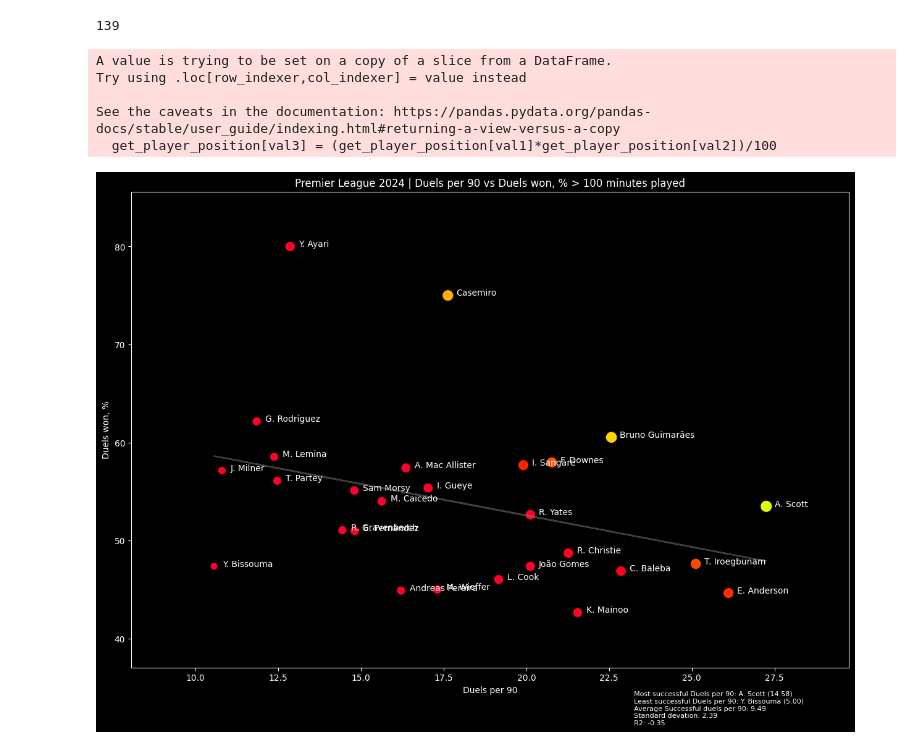
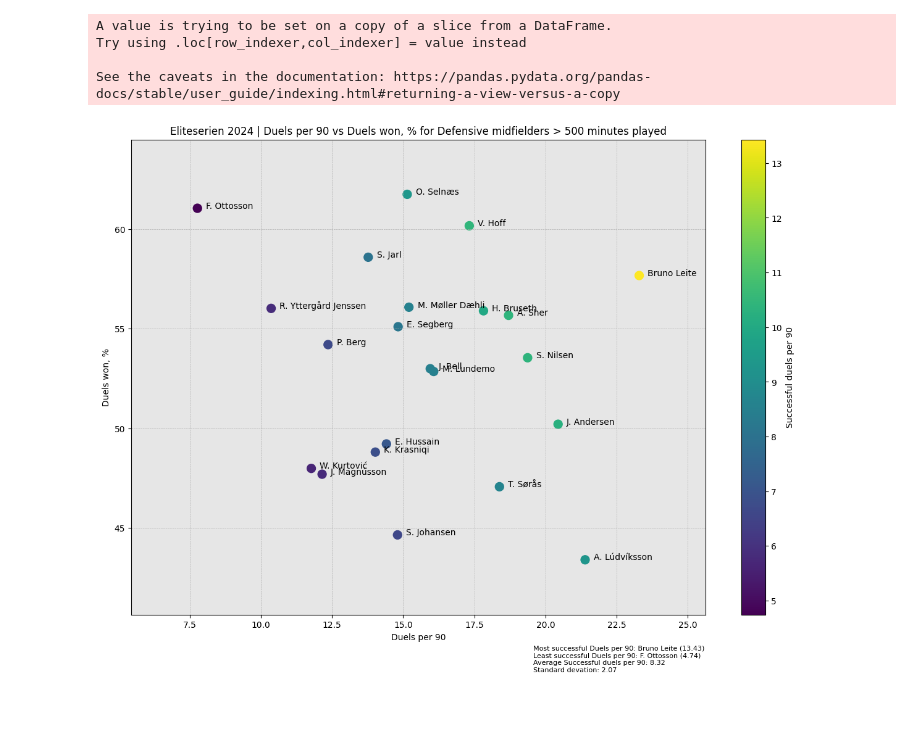
Before and after one commit to sanderstoy/Football-Analytics, a Jupyter notebook: WIP.ipynb, the cells around one changed output. Saved outputs shown, nothing was run; the diff lists cells and outputs as text; code cells hidden in the pictures; blank space fills up the shorter version.

```diff
--- a/WIP.ipynb
+++ b/WIP.ipynb
@@ -10,56 +10,74 @@ import seaborn as sns
 import json
 from collections import Counter
 from sklearn.linear_model import LinearRegression
+from sklearn.preprocessing import PolynomialFeatures
+from sklearn.metrics import r2_score
+import plotly.express as px
 
 
-df = pd.read_csv(r'C:\Users\Sander\Downloads\Wyscout_Prospect_Research-main\Wyscout_Prospect_Research-main\Main App\Premier League 24-25.csv')
+df = pd.read_csv(r'C:\Users\Sander\Downloads\Wyscout_Prospect_Research-main\Wyscout_Prospect_Research-main\Main App\Eliteserien 2024.csv')
 
 '''RETURNS A DATAFRAME OF PLAYERS WHO PLAY IN A CERTAIN POSITION WITH MORE THAN 1000 MINUTES PLAYED
    This line of code prints out all unique positions in the dataset: unique_position_names = print(df['Position'].unique())'''
 def player_data(position):
-    return df[(df['Position'].str.contains(position, case=False)) & (df['Primary position'].str.contains(position, case=False)) & (df['Minutes played'] > 100)]
+    return df[(df['Position'].str.contains(position, case=False)) & (df['Primary position'].str.contains(position, case=False)) & (df['Minutes played'] > 500)]
 
 '''Choose the position you want to analyze. Uncomment this code to get all the alternatives: #print(df['Position'].unique())'''
 get_player_position =  player_data('dmf')
 attackers = player_data('f')
 
-def plot(val1, val2, val3):
+
+def plot(val1, val2, val3, val4):
     '''Normalize the data to get a color gradient based on val1'''
     if get_player_position.empty:
         print("No data available for the specified position.")
         return
     get_player_position[val3] = (get_player_position[val1]*get_player_position[val2])/100
-    norm = plt.Normalize(get_player_position[val1].min(), get_player_position[val1].max())
-    colors = plt.cm.gist_rainbow(norm(get_player_position[val3]))
+    norm = plt.Normalize(get_player_position[val3].min(), get_player_position[val3].max())
+    colors = plt.cm.viridis(norm(get_player_position[val3]))
+    poly = PolynomialFeatures(degree=2)
+    x_poly = poly.fit_transform(get_player_position[val1].values.reshape(-1,1))
+    model = LinearRegression().fit(x_poly, get_player_position[val2])
     fig, ax = plt.subplots(figsize=(15,10))
-    plt.style.use('dark_background')
-    fig.patch.set_facecolor('black')
-    ax.set_facecolor('black')
-    ax.scatter(get_player_position[val1], get_player_position[val2], color=colors, s=get_player_position[val3]*10)
+    light_gray_with_transparency = (0.9, 0.9, 0.9, 1)
+    # fig.patch.set_facecolor(light_gray_with_transparency)
+    ax.set_facecolor(light_gray_with_transparency)
+    scatter=ax.scatter(get_player_position[val1], get_player_position[val2], color=colors, s = 100 )
+                    #    s=get_player_position[val3]*10)
     ax.set_xlabel(val1)
     ax.set_ylabel(val2)
-    ax.set_title(f'Premier League 2024 | {val1} vs {val2} > 100 minutes played')
+    ax.set_title(f'Eliteserien 2024 | {val1} vs {val2} for {val4} > 500 minutes played')
     ax.margins(0.15)
+    ax.grid(True, which='both', linestyle='--', linewidth=0.5)
     for i, txt in enumerate(get_player_position['Player']):
         ax.annotate(txt, (get_player_position[val1].iloc[i], get_player_position[val2].iloc[i]), xytext=(10,0), textcoords='offset points')
-    ax.text(0.7, -0.12, f'Most successful {val1}: {get_player_position.loc[get_player_position[val3].idxmax()]['Player']} ({get_player_position[val3].max():.2f})\nLeast successful {val1}: {get_player_position.loc[get_player_position[val3].idxmin()]['Player']} ({get_player_position[val3].min():.2f})\nAverage {val3}: {get_player_position[val3].mean():.2f}\nStandard devation: {get_player_position[val3].std():.2f}\nR2: {np.corrcoef(get_player_position[val1], get_player_position[val2])[0,1]:.2f}',
+    if r2_score(get_player_position[val1], model.predict(x_poly)) > 0.5:
+        ax.text(0.7, -0.12, f'Most successful {val1}: {get_player_position.loc[get_player_position[val3].idxmax()]['Player']} ({get_player_position[val3].max():.2f})\nLeast successful {val1}: {get_player_position.loc[get_player_position[val3].idxmin()]['Player']} ({get_player_position[val3].min():.2f})\nAverage {val3}: {get_player_position[val3].mean():.2f}\nStandard devation: {get_player_position[val3].std():.2f}\nR2 score: {r2_score(get_player_position[val1], model.predict(x_poly)):.2f}',
+            fontsize=8,
+            transform=ax.transAxes)
+        ax.plot(get_player_position[val1], model.predict(x_poly), color='grey', alpha = 0.5)
+    else:
+        ax.text(0.7, -0.12,
+                f'Most successful {val1}: {get_player_position.loc[get_player_position[val3].idxmax()]['Player']} ({get_player_position[val3].max():.2f})\nLeast successful {val1}: {get_player_position.loc[get_player_position[val3].idxmin()]['Player']} ({get_player_position[val3].min():.2f})\nAverage {val3}: {get_player_position[val3].mean():.2f}\nStandard devation: {get_player_position[val3].std():.2f}',
             fontsize=8,
             transform=ax.transAxes)
     # ax.text(0.005, -0.1, '@Fotbadlstat on X', bbox=dict(facecolor='pink', alpha=0.5, edgecolor='black'), fontsize=8, transform=ax.transAxes)
-    slope, intercept = np.polyfit(get_player_position[val1], get_player_position[val2], 1)
-    y = slope * get_player_position[val1] + intercept
-    ax.plot(get_player_position[val1], y, color='grey', alpha = 0.5)
+    sm = plt.cm.ScalarMappable(cmap='viridis', norm=norm)
+    sm.set_array([])
+    cbar = plt.colorbar(sm, ax=ax)
+    cbar.set_label(f'{val3}')
+    # fig = px.scatter(get_player_position, x=val1, y=val2, color=val3, size=val3, text='Player')
+    # fig.update_traces(textposition='top center')
+    # fig.update_layout(title=f'Premier League 2024 | {val1} vs {val2} for {val4} > 150 minutes played')
+    # fig.show()
 
 
-plot('Duels per 90', 'Duels won, %', 'Successful duels per 90')
+plot('Duels per 90', 'Duels won, %', 'Successful duels per 90', 'Defensive midfielders')
 # print(df['Position'].unique())
-
-print(len(df['Position'].unique()))
+# print(len(df['Position'].unique()))
 # %% [output]
-139
+A value is trying to be set on a copy of a slice from a DataFrame.
+Try using .loc[row_indexer,col_indexer] = value instead
+
+See the caveats in the documentation: https://pandas.pydata.org/pandas-docs/stable/user_guide/indexing.html#returning-a-view-versus-a-copy
-A value is trying to be set on a copy of a slice from a DataFrame.
-Try using .loc[row_indexer,col_indexer] = value instead
-
-See the caveats in the documentation: https://pandas.pydata.org/pandas-docs/stable/user_guide/indexing.html#returning-a-view-versus-a-copy
-  get_player_position[val3] = (get_player_position[val1]*get_player_position[val2])/100
-[figure, old version]
+[figure, new version]
```
